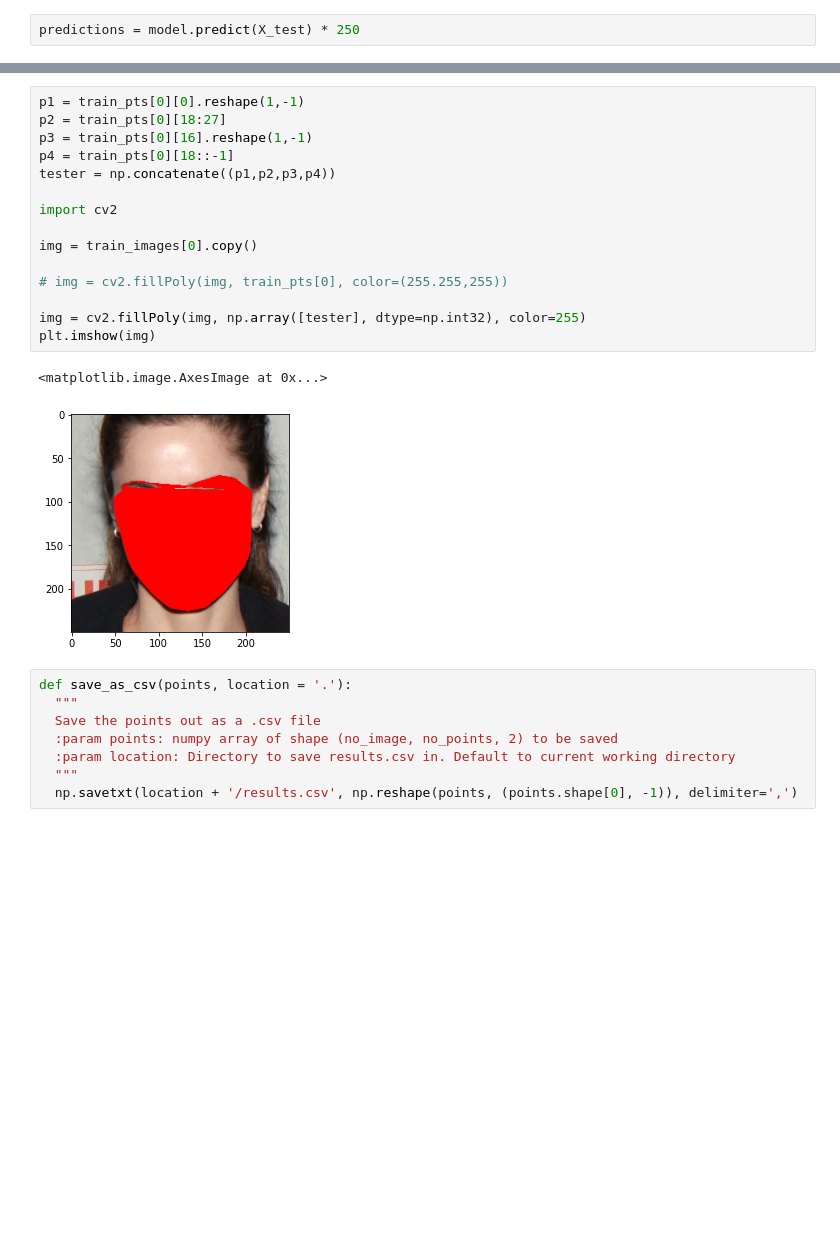
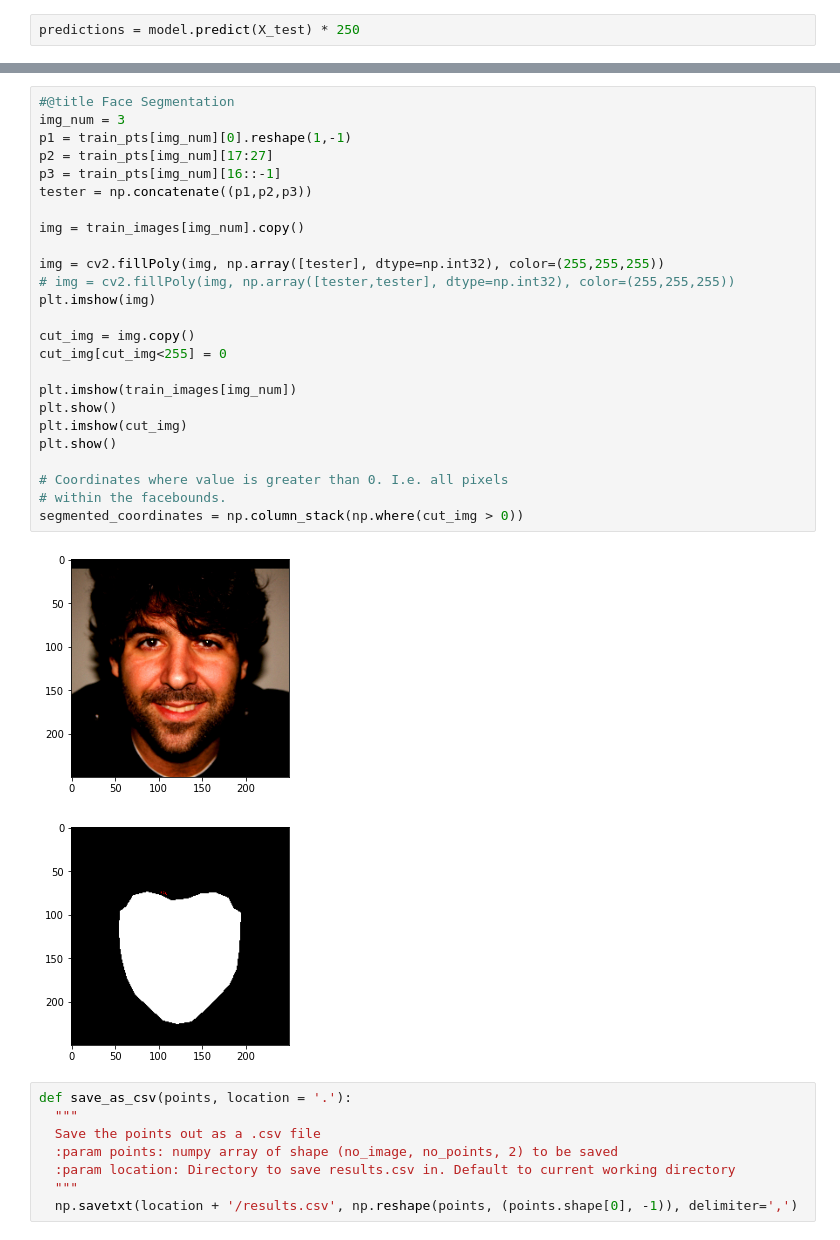
Before and after one commit to LordLean/Computer-Vision, a Jupyter notebook: CV_Labs/CV_183708.ipynb, the cells around one changed output, grey strips where cells are left out. Cells and saved outputs as stored; diff of their text form; blank space fills up the shorter version.

```diff
--- a/CV_Labs/CV_183708.ipynb
+++ b/CV_Labs/CV_183708.ipynb
@@ -294,21 +297,31 @@ Mean Euclidian Distance All Images and Points: 16.95328539992732
-# %%
-p1 = train_pts[0][0].reshape(1,-1)
-p2 = train_pts[0][18:27]
-p3 = train_pts[0][16].reshape(1,-1)
-p4 = train_pts[0][18::-1]
-tester = np.concatenate((p1,p2,p3,p4))
-
-import cv2
-
-img = train_images[0].copy()
-
-# img = cv2.fillPoly(img, train_pts[0], color=(255.255,255))
-
-img = cv2.fillPoly(img, np.array([tester], dtype=np.int32), color=255)
-plt.imshow(img)
-# %% [output]
-<matplotlib.image.AxesImage at 0x...>
-[figure, removed]
+# %%
+#@title Face Segmentation
+img_num = 3
+p1 = train_pts[img_num][0].reshape(1,-1)
+p2 = train_pts[img_num][17:27]
+p3 = train_pts[img_num][16::-1]
+tester = np.concatenate((p1,p2,p3))
+
+img = train_images[img_num].copy()
+
+img = cv2.fillPoly(img, np.array([tester], dtype=np.int32), color=(255,255,255))
+# img = cv2.fillPoly(img, np.array([tester,tester], dtype=np.int32), color=(255,255,255))
+plt.imshow(img)
+
+cut_img = img.copy()
+cut_img[cut_img<255] = 0
+
+plt.imshow(train_images[img_num])
+plt.show()
+plt.imshow(cut_img)
+plt.show()
+
+# Coordinates where value is greater than 0. I.e. all pixels
+# within the facebounds.
+segmented_coordinates = np.column_stack(np.where(cut_img > 0))
+# %% [output]
+[figure, added]
+[figure, added]
 # %%
 def save_as_csv(points, location = '.'):
   """
```
Also changed, not shown: parts of 10 cells of this notebook.
